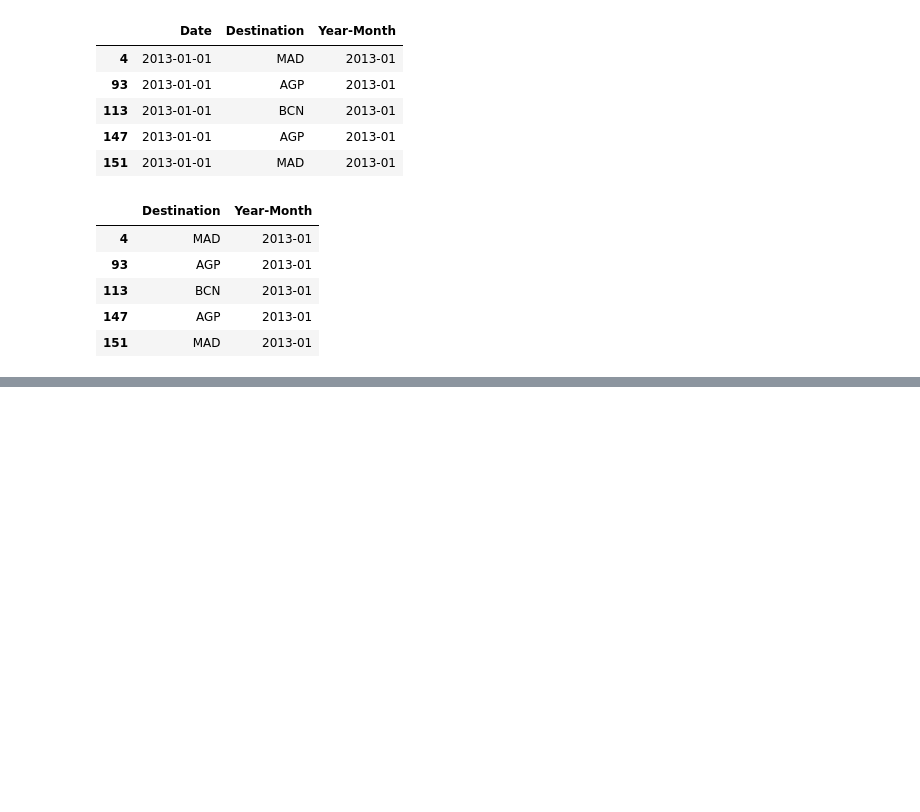
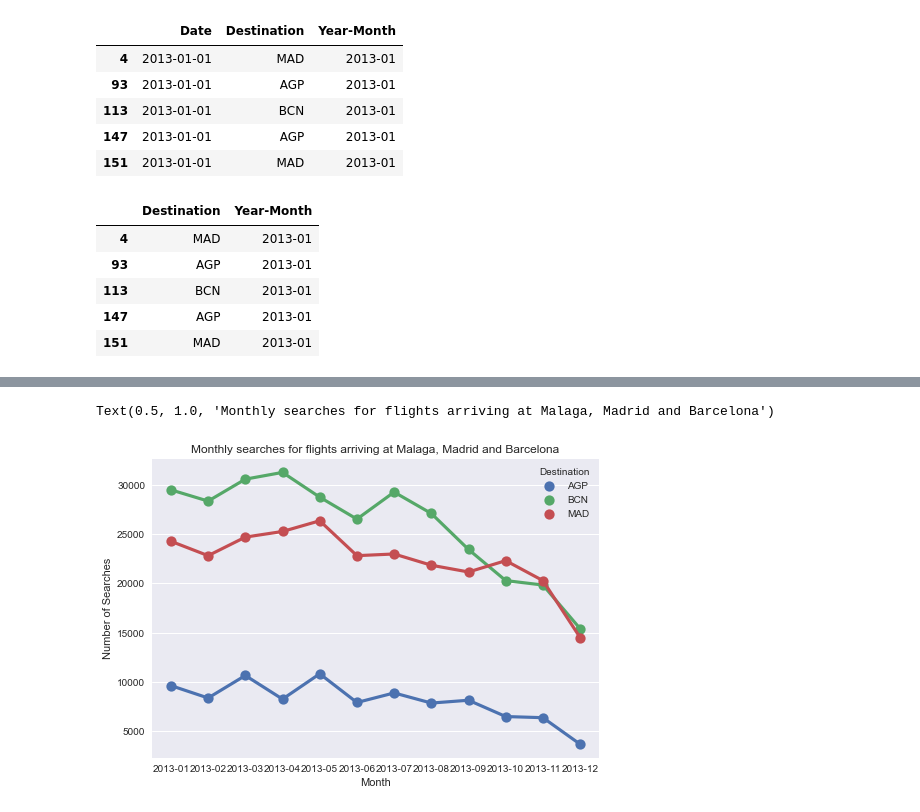
Before and after one commit to corti-acs/dschallenge, a Jupyter notebook: exercise3.ipynb, the cells around one changed output, grey strips where cells are left out. Drawn from its saved outputs; the diff is of its cells as text; code cells hidden in the pictures; blank space fills up the shorter version.

```diff
--- a/exercise3.ipynb
+++ b/exercise3.ipynb
@@ -154,0 +255,15 @@ searches.head()
+# %%
+searches = pd.read_csv ('searches.csv', sep = '^', usecols = ['Destination', 'Date'],\
+                 chunksize= 600000)
+
+results = pd.DataFrame()
+
+for i, chunk in enumerate (searches):
+    print ("Chunk: %d, size of chunk %d"%(i+1, len(chunk)))
+    searches= chunk.dropna()
+    searchFilter= searches[searches['Destination'].isin (['MAD', 'BCN', 'AGP'])].copy()
+    searchFilter['Year-Month']=searchFilter['Date'].str[0:7]
+    searchFilter.drop('Date', axis = 1, inplace = True)
+    searchFilter_gr= searchFilter.reset_index().groupby(['Year-Month', 'Destination']).count().reset_index()
+    results=all_results.append(searchFilter_gr)
+searchFilter_gr.head()
@@ -154,0 +294,2 @@ searches.head()
+# %%
+results_gr = all_results.groupby(['Year-Month', 'Destination']).sum().reset_index()
@@ -154,0 +307,11 @@ searches.head()
+# %%
+results_gr.rename (columns = {'index': 'Num_Searches'}, inplace=True)
+# %%
+
+ax=sns.pointplot (x= 'Year-Month', y= 'Num_Searches', hue='Destination' ,data=results_gr)
+ax.set(xlabel ='Month', ylabel='Number of Searches');
+ax.figure.savefig('output.png')
+ax.set_title("Monthly searches for flights arriving at Malaga, Madrid and Barcelona")
+# %% [output]
+Text(0.5, 1.0, 'Monthly searches for flights arriving at Malaga, Madrid and Barcelona')
+[figure, added]
```
Also changed, not shown: parts of 35 cells of this notebook.
